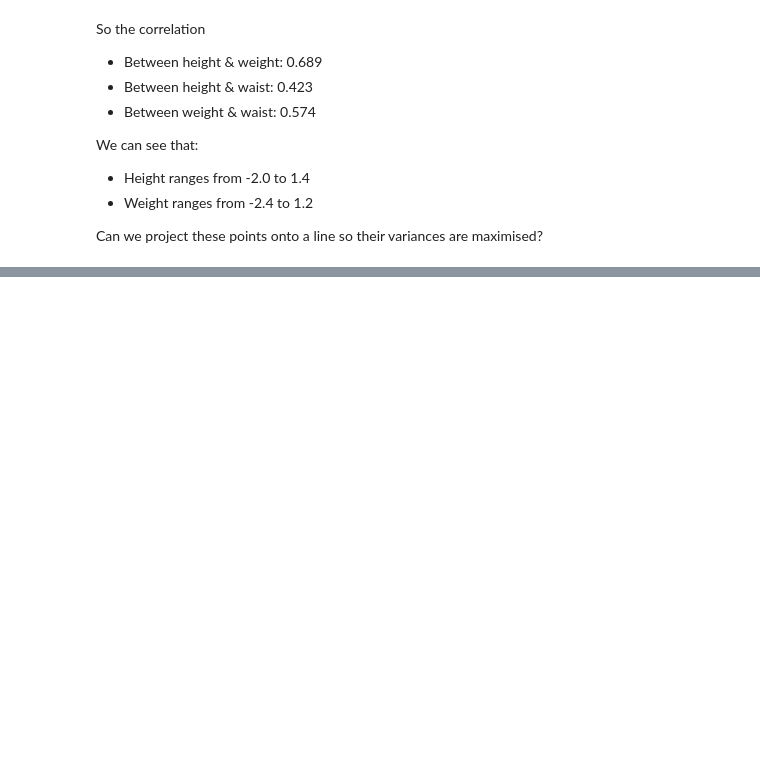
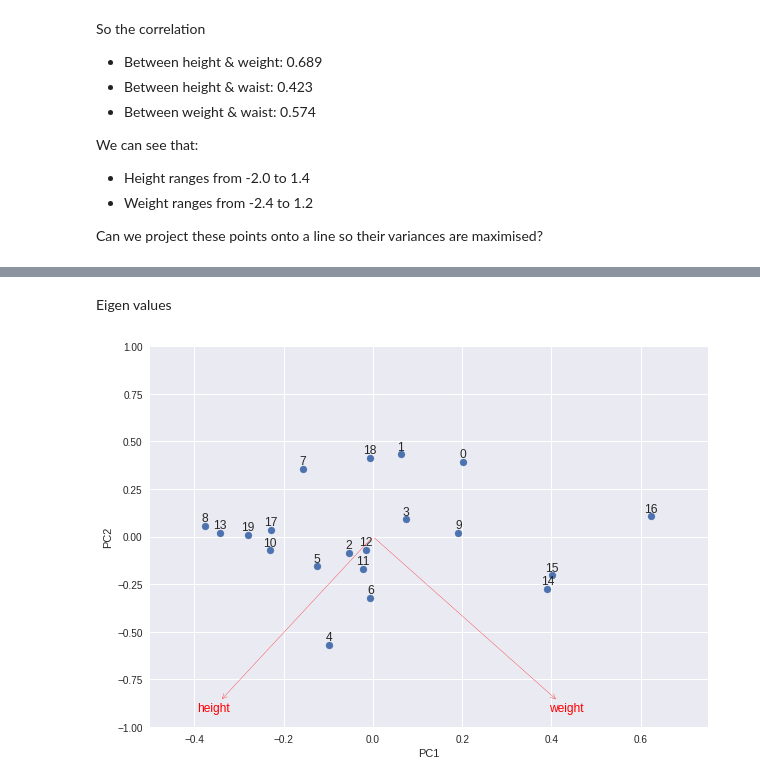
Before and after one commit to aunz/ds, a Jupyter notebook: pca.ipynb, the cells around one changed output, grey strips where cells are left out. Drawn from its saved outputs; the diff is of its cells as text; code cells hidden in the pictures; blank space fills up the shorter version.

Commit message:
eigenvalue & eigenfactor

```diff
--- a/pca.ipynb
+++ b/pca.ipynb
@@ -191,0 +181,12 @@ On the right, when we rotate the green line, we can see the green solid line get
+# %%
+A = np.array([height_scaled, weight_scaled])
+M = np.cov(A) # create a matrix of correlation of height and weight as before
+values, vectors = np.linalg.eig(M) # eigendecomposition
+L = vectors * (np.sqrt(values)) # loadings
+P = vectors.dot(A) # projection
+
+print('Correlation matrix\n', M)
+print('\nEigen values\n', values)
+print('\nEigen vectors\n', vectors)
+print('\nLoading\n', L)
+print('\nPrinciple components\n', P)
@@ -191,0 +211,15 @@ On the right, when we rotate the green line, we can see the green solid line get
+# %% [markdown]
+Eigen values
+# %%
+plt.figure(figsize=(10,7))
+P_scaled = np.transpose(np.multiply(np.transpose(P), 1 / (P.max(axis = 1) - P.min(axis = 1))))
+plt.scatter(P_scaled[0], P_scaled[1]);
+plt.xlabel('PC1')
+plt.ylabel('PC2')
+# plt.axis('square')
+plt.axis([-0.5, 0.75, -1, 1])
+for i, _ in enumerate(height): plt.annotate(i, (P_scaled[0][i], P_scaled[1][i] + 0.025), horizontalalignment = 'center')
+for i, p in enumerate(L):
+    plt.annotate('weight' if i else 'height', xy=(0,0), xytext=p, arrowprops={ 'arrowstyle': '<-', 'color': 'red' }, color = 'red')
+# %% [output]
+[figure, added]
```
Also changed, not shown: parts of 8 cells of this notebook.
